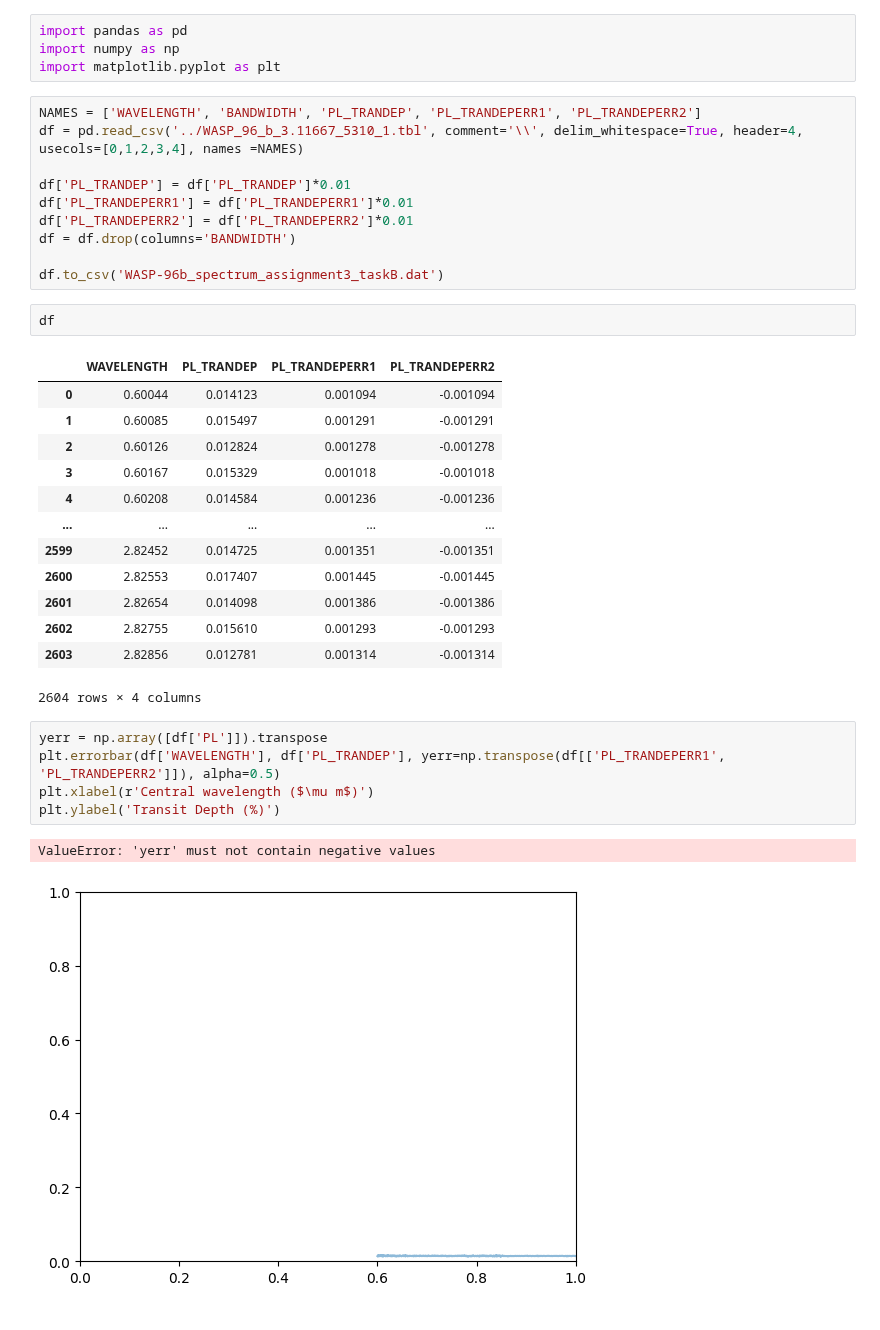
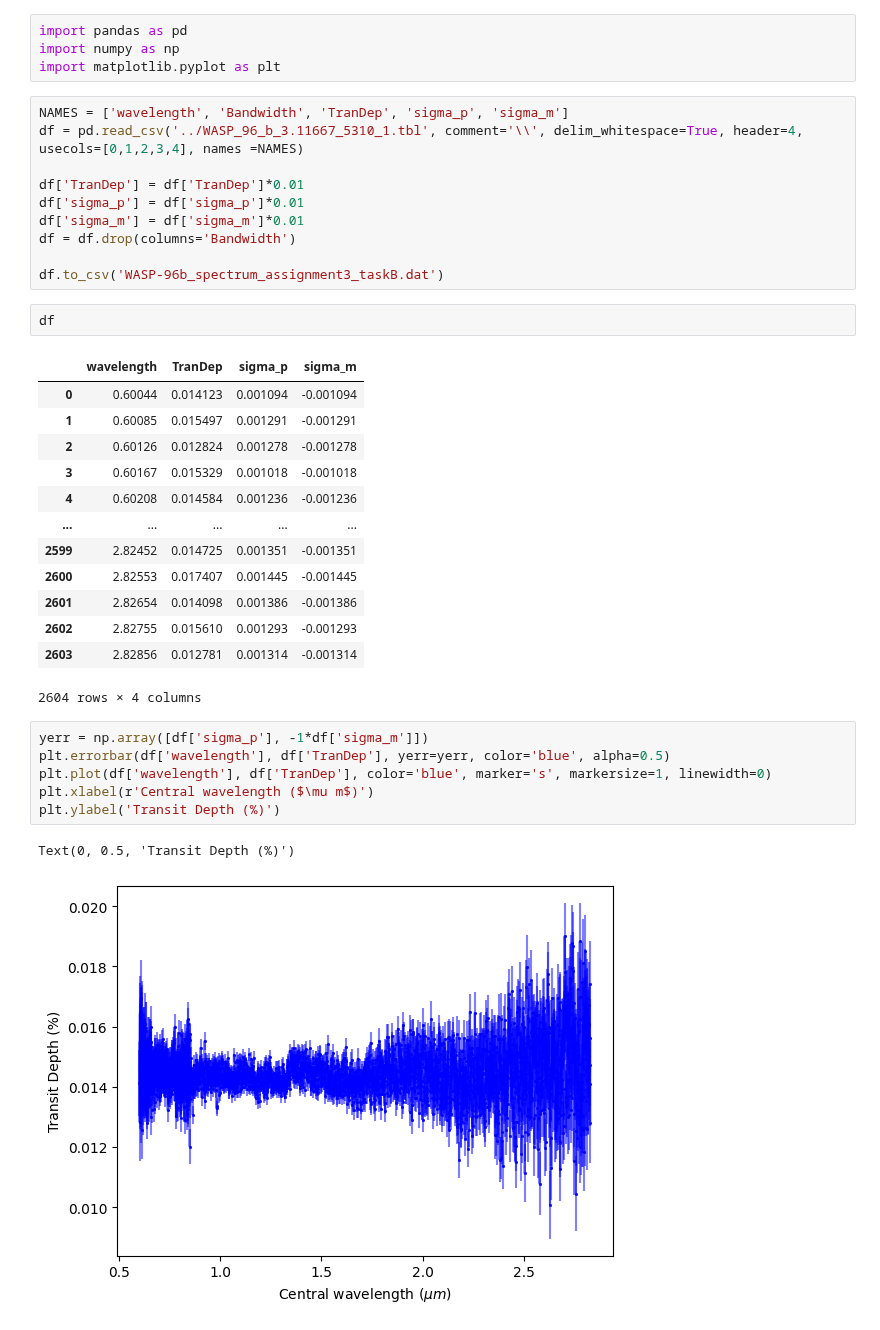
Before and after one commit to tiziano1590/comp_astro_24, a Jupyter notebook: assignment3/Assignment3_B.ipynb, the cells around one changed output. Drawn from its saved outputs; the diff is of its cells as text.

```diff
--- a/assignment3/Assignment3_B.ipynb
+++ b/assignment3/Assignment3_B.ipynb
@@ -3,19 +3,19 @@ import pandas as pd
 import numpy as np
 import matplotlib.pyplot as plt
 # %%
-NAMES = ['WAVELENGTH', 'BANDWIDTH', 'PL_TRANDEP', 'PL_TRANDEPERR1', 'PL_TRANDEPERR2']
+NAMES = ['wavelength', 'Bandwidth', 'TranDep', 'sigma_p', 'sigma_m']
 df = pd.read_csv('../WASP_96_b_3.11667_5310_1.tbl', comment='\\', delim_whitespace=True, header=4, usecols=[0,1,2,3,4], names =NAMES)
 
-df['PL_TRANDEP'] = df['PL_TRANDEP']*0.01
-df['PL_TRANDEPERR1'] = df['PL_TRANDEPERR1']*0.01
-df['PL_TRANDEPERR2'] = df['PL_TRANDEPERR2']*0.01
-df = df.drop(columns='BANDWIDTH')
+df['TranDep'] = df['TranDep']*0.01
+df['sigma_p'] = df['sigma_p']*0.01
+df['sigma_m'] = df['sigma_m']*0.01
+df = df.drop(columns='Bandwidth')
 
 df.to_csv('WASP-96b_spectrum_assignment3_taskB.dat')
 # %%
 df
 # %% [output]
-|  | WAVELENGTH | PL_TRANDEP | PL_TRANDEPERR1 | PL_TRANDEPERR2 |
+|  | wavelength | TranDep | sigma_p | sigma_m |
 | 0 | 0.60044 | 0.014123 | 0.001094 | -0.001094 |
 | 1 | 0.60085 | 0.015497 | 0.001291 | -0.001291 |
 | 2 | 0.60126 | 0.012824 | 0.001278 | -0.001278 |
@@ -29,11 +29,12 @@ df
 | 2603 | 2.82856 | 0.012781 | 0.001314 | -0.001314 |
 2604 rows × 4 columns
 # %%
-yerr = np.array([df['PL']]).transpose
-plt.errorbar(df['WAVELENGTH'], df['PL_TRANDEP'], yerr=np.transpose(df[['PL_TRANDEPERR1', 'PL_TRANDEPERR2']]), alpha=0.5)
+yerr = np.array([df['sigma_p'], -1*df['sigma_m']])
+plt.errorbar(df['wavelength'], df['TranDep'], yerr=yerr, color='blue', alpha=0.5)
+plt.plot(df['wavelength'], df['TranDep'], color='blue', marker='s', markersize=1, linewidth=0)
 plt.xlabel(r'Central wavelength ($\mu m$)')
 plt.ylabel('Transit Depth (%)')
 # %% [output]
-ValueError: 'yerr' must not contain negative values
+Text(0, 0.5, 'Transit Depth (%)')
-[figure, old version]
+[figure, new version]
 # %% [markdown]
```
Also changed, not shown: parts of 3 cells of this notebook, 3 other files.
